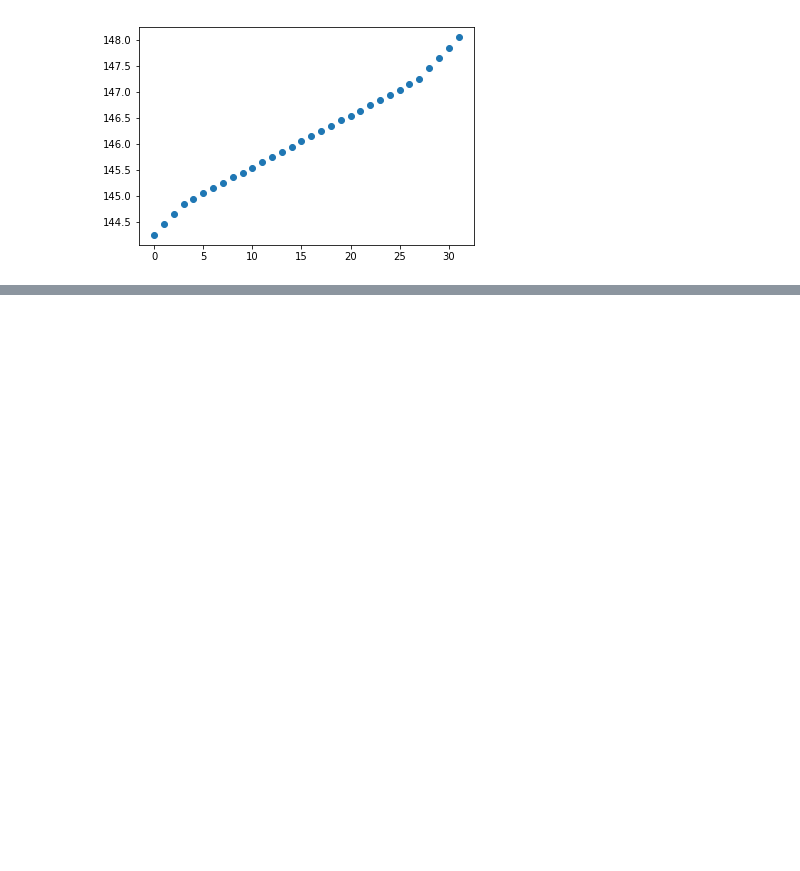
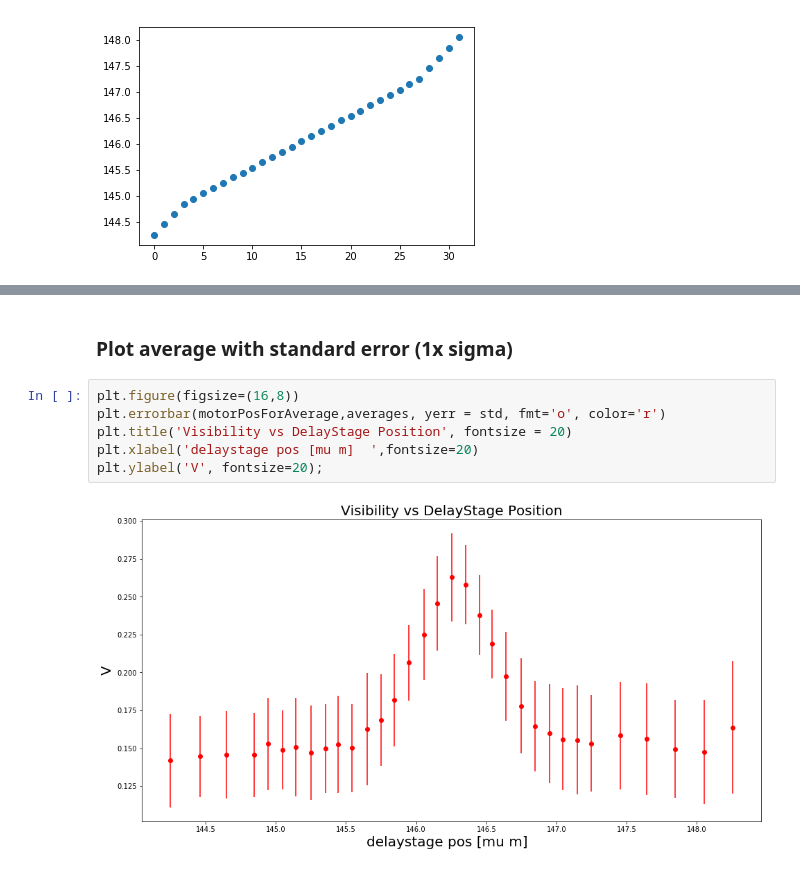
Before and after one commit to chrispassow/DESC-commissioning, a Jupyter notebook: fringes/DESC-fringe-scan.ipynb, the cells around one changed output, grey strips where cells are left out. Cells and saved outputs as stored; diff of their text form; blank space fills up the shorter version.

```diff
--- a/fringes/DESC-fringe-scan.ipynb
+++ b/fringes/DESC-fringe-scan.ipynb
@@ -150,0 +229,10 @@ Number of Delay Stage Steps:  33
+# %% [markdown]
+### Plot average with standard error (1x sigma)
+# %%
+plt.figure(figsize=(16,8))
+plt.errorbar(motorPosForAverage,averages, yerr = std, fmt='o', color='r')
+plt.title('Visibility vs DelayStage Position', fontsize = 20)
+plt.xlabel('delaystage pos [mu m]  ',fontsize=20)
+plt.ylabel('V', fontsize=20);
+# %% [output]
+[figure, added]
```
Also changed, not shown: parts of 15 cells of this notebook, 1 other file.
